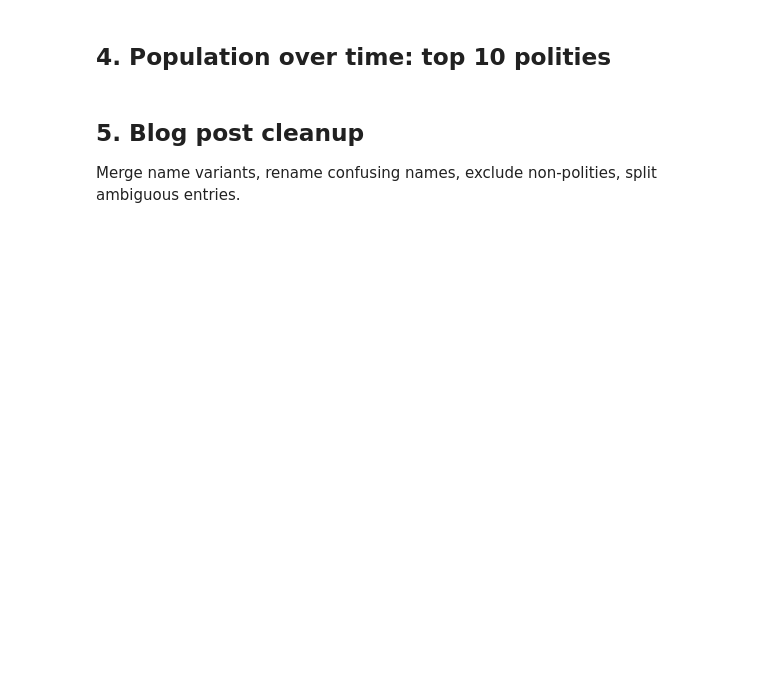
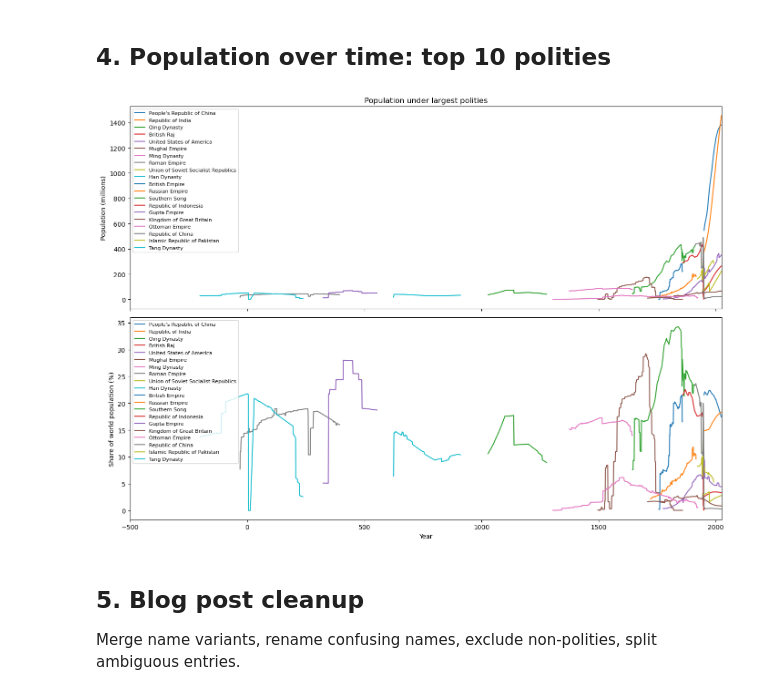
Before and after one commit to random-lives/random-lives, a Jupyter notebook: generating_code/BiggestPolities/cliopatria_direct.ipynb, the cells around one changed output. Saved outputs shown, nothing was run; the diff lists cells and outputs as text; code cells hidden in the pictures; blank space fills up the shorter version.

```diff
--- a/generating_code/BiggestPolities/cliopatria_direct.ipynb
+++ b/generating_code/BiggestPolities/cliopatria_direct.ipynb
@@ -199,6 +204,9 @@ world_births_annual = log_interp(
 # %% [markdown]
 ## 3. Rankings: total person-years and total births by polity
 # %%
+# Filter out bad data: HRE after 1259 (gap until Minor States, rump 1619-1621)
+df_annual = df_annual[~((df_annual['polity'] == 'Holy Roman Empire') & (df_annual['year'] > 1259))]
+
 # Person-years, total births, and max population by polity
 polity_py = df_annual.groupby('polity')['population'].sum().sort_values(ascending=False)
 polity_births = df_annual.groupby('polity')['births'].sum().sort_values(ascending=False)
@@ -241,35 +267,37 @@ print_ranking(polity_py, polity_births, polity_max_pop, 'CONTAINERS (broadest um
 ## 4. Population over time: top 10 polities
 # %%
 # Get top 10 non-container polities by person-years
-top10 = [name for name, _ in polity_py.items() if name not in container_names][:10]
+top10 = [name for name, _ in polity_py.items() if name not in container_names][:20]
 
 fig, (ax1, ax2) = plt.subplots(2, 1, figsize=(14, 10), sharex=True)
 
 for polity in top10:
     pdata = df_annual[df_annual['polity'] == polity].set_index('year')['population'].sort_index()
     ax1.plot(pdata.index, pdata.values / 1e6, label=polity, linewidth=1.5)
 
 ax1.set_ylabel('Population (millions)')
 ax1.set_title('Population under largest polities')
 ax1.legend(fontsize=8, loc='upper left')
 ax1.set_xlim(-500, 2026)
 
 # Share of world population
 world_series = pd.Series(world_pop_annual).sort_index()
 
 for polity in top10:
     pdata = df_annual[df_annual['polity'] == polity].set_index('year')['population'].sort_index()
     common_years = pdata.index.intersection(world_series.index)
     share = 100 * pdata.loc[common_years] / world_series.loc[common_years]
     ax2.plot(share.index, share.values, label=polity, linewidth=1.5)
 
 ax2.set_ylabel('Share of world population (%)')
 ax2.set_xlabel('Year')
 ax2.legend(fontsize=8, loc='upper left')
 ax2.set_xlim(-500, 2026)
 
 plt.tight_layout()
 plt.show()
+# %% [output]
+[figure, added]
 # %% [markdown]
 ## 5. Blog post cleanup
 
```
Also changed, not shown: parts of 12 cells of this notebook, 4 other files.
